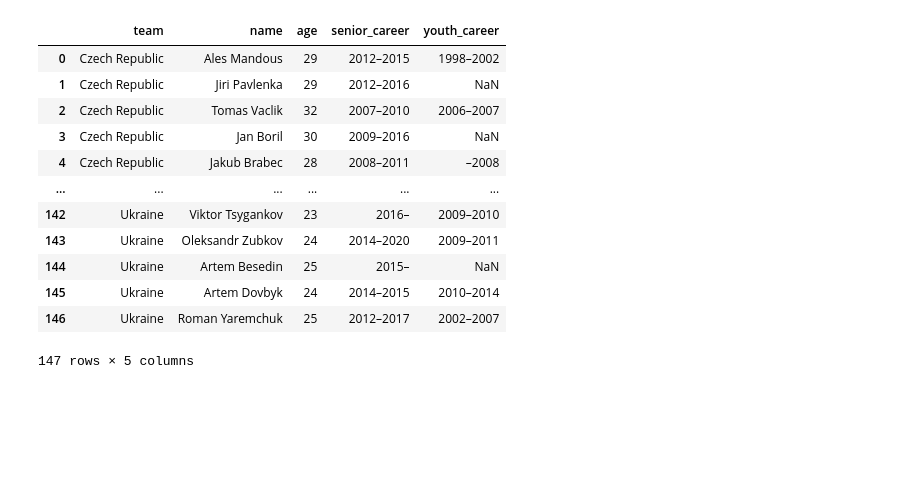
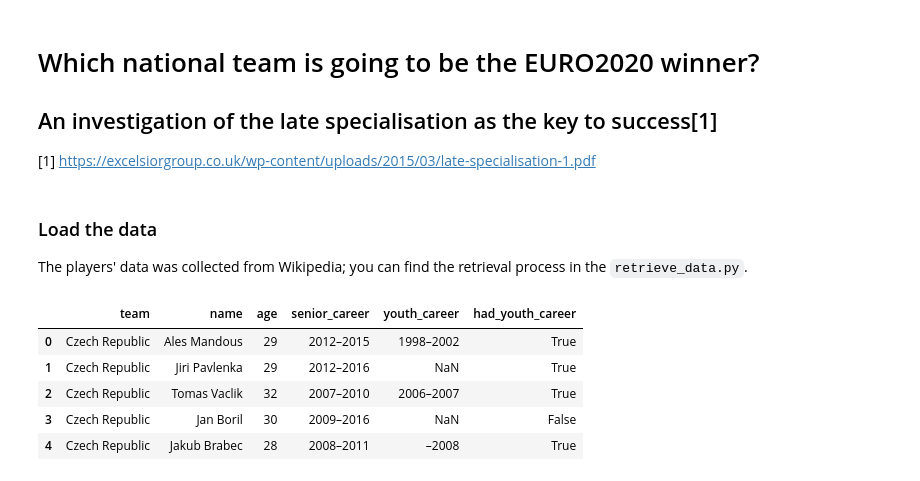
Before and after one commit to christinabo/euro-2020-players-careers, a Jupyter notebook: investigating_career_differences.ipynb, the cells around one changed output. Cells and saved outputs as stored; diff of their text form; code cells hidden in the pictures; blank space fills up the shorter version.

```diff
--- a/investigating_career_differences.ipynb
+++ b/investigating_career_differences.ipynb
@@ -1,3 +1,8 @@
+# %% [markdown]
+# Which national team is going to be the EURO2020 winner?
+## An investigation of the late specialisation as the key to success[1]
+
+[1] https://excelsiorgroup.co.uk/wp-content/uploads/2015/03/late-specialisation-1.pdf
 # %%
 import pandas as pd
 import numpy as np
@@ -5,17 +14,13 @@ import seaborn as sns
+# %% [markdown]
+### Load the data
+The players' data was collected from Wikipedia; you can find the retrieval process in the `retrieve_data.py`.
 # %%
-df = pd.read_csv('players_all.csv')
-df
+df = pd.read_csv('data/players_all.csv')
+df.head()
 # %% [output]
-|  | team | name | age | senior_career | youth_career |
-| 0 | Czech Republic | Ales Mandous | 29 | 2012–2015 | 1998–2002 |
-| 1 | Czech Republic | Jiri Pavlenka | 29 | 2012–2016 | NaN |
-| 2 | Czech Republic | Tomas Vaclik | 32 | 2007–2010 | 2006–2007 |
-| 3 | Czech Republic | Jan Boril | 30 | 2009–2016 | NaN |
-| 4 | Czech Republic | Jakub Brabec | 28 | 2008–2011 | –2008 |
-| ... | ... | ... | ... | ... | ... |
-| 142 | Ukraine | Viktor Tsygankov | 23 | 2016– | 2009–2010 |
-| 143 | Ukraine | Oleksandr Zubkov | 24 | 2014–2020 | 2009–2011 |
-| 144 | Ukraine | Artem Besedin | 25 | 2015– | NaN |
-| 145 | Ukraine | Artem Dovbyk | 24 | 2014–2015 | 2010–2014 |
-| 146 | Ukraine | Roman Yaremchuk | 25 | 2012–2017 | 2002–2007 |
+|  | team | name | age | senior_career | youth_career | had_youth_career |
+| 0 | Czech Republic | Ales Mandous | 29 | 2012–2015 | 1998–2002 | True |
+| 1 | Czech Republic | Jiri Pavlenka | 29 | 2012–2016 | NaN | True |
+| 2 | Czech Republic | Tomas Vaclik | 32 | 2007–2010 | 2006–2007 | True |
+| 3 | Czech Republic | Jan Boril | 30 | 2009–2016 | NaN | False |
+| 4 | Czech Republic | Jakub Brabec | 28 | 2008–2011 | –2008 | True |
-147 rows × 5 columns
```
Also changed, not shown: parts of 26 cells of this notebook, 19 other files.
